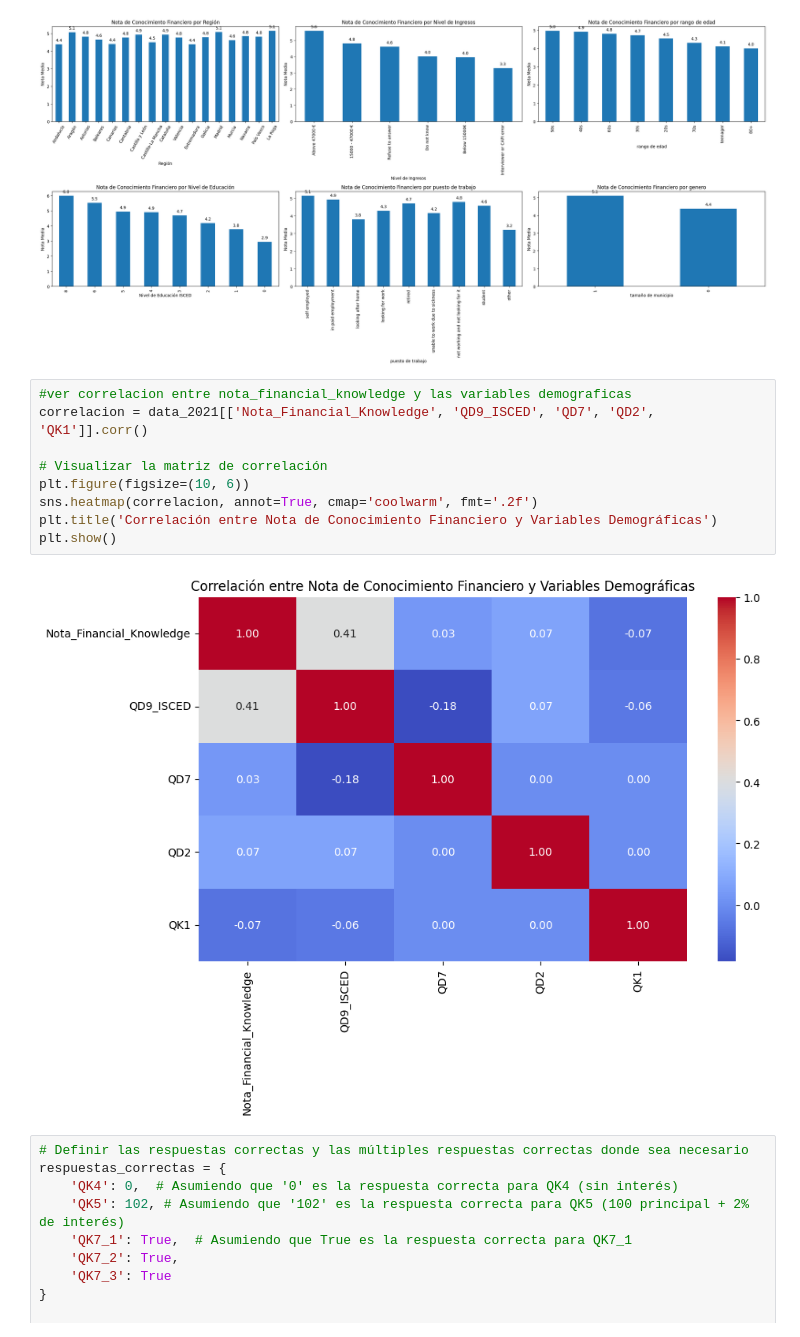
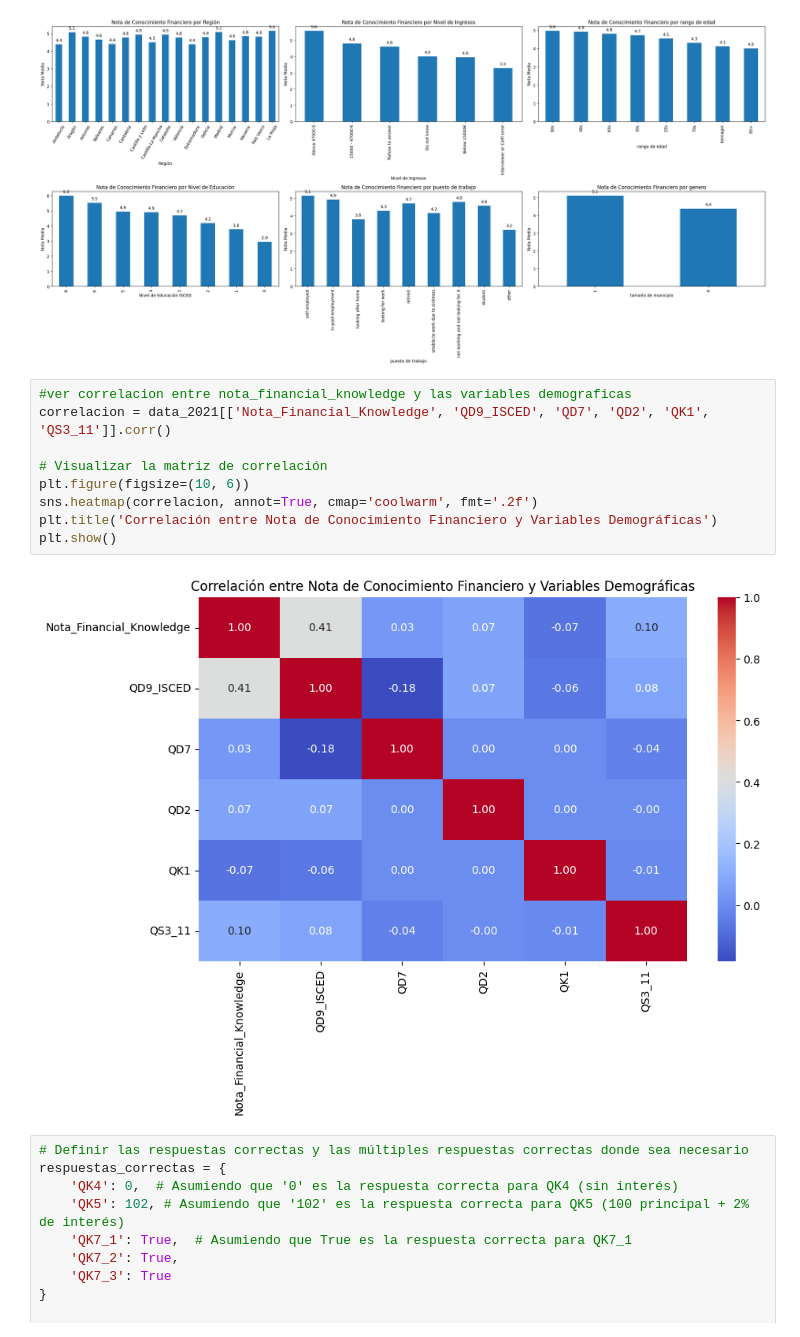
Before and after one commit to blackalle/TFM, a Jupyter notebook: tfm.ipynb, the cells around one changed output. Saved outputs shown, nothing was run; the diff lists cells and outputs as text.

```diff
--- a/tfm.ipynb
+++ b/tfm.ipynb
@@ -1323,15 +1459,15 @@ plt.show()
 [figure]
 # %%
 #ver correlacion entre nota_financial_knowledge y las variables demograficas
-correlacion = data_2021[['Nota_Financial_Knowledge', 'QD9_ISCED', 'QD7', 'QD2', 'QK1']].corr()
+correlacion = data_2021[['Nota_Financial_Knowledge', 'QD9_ISCED', 'QD7', 'QD2', 'QK1', 'QS3_11']].corr()
 
 # Visualizar la matriz de correlación
 plt.figure(figsize=(10, 6))
 sns.heatmap(correlacion, annot=True, cmap='coolwarm', fmt='.2f')
 plt.title('Correlación entre Nota de Conocimiento Financiero y Variables Demográficas')
 plt.show()
 # %% [output]
-[figure, old version]
+[figure, new version]
 # %%
 # Definir las respuestas correctas y las múltiples respuestas correctas donde sea necesario
 respuestas_correctas = {
```
Also changed, not shown: parts of 18 cells of this notebook.
